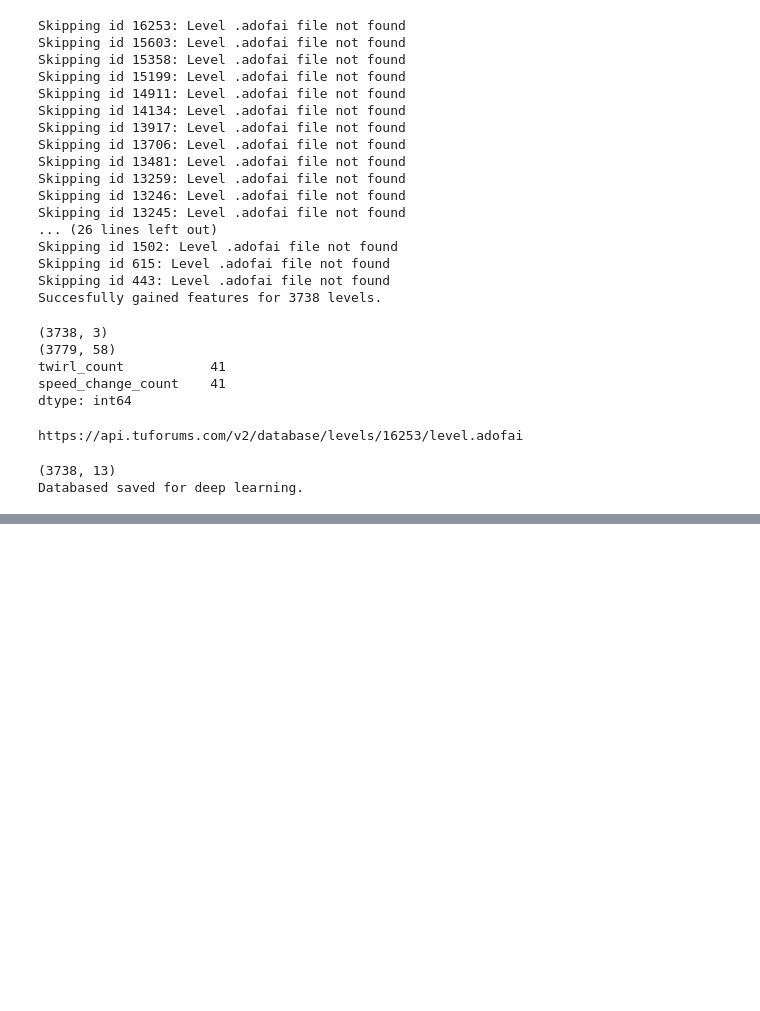
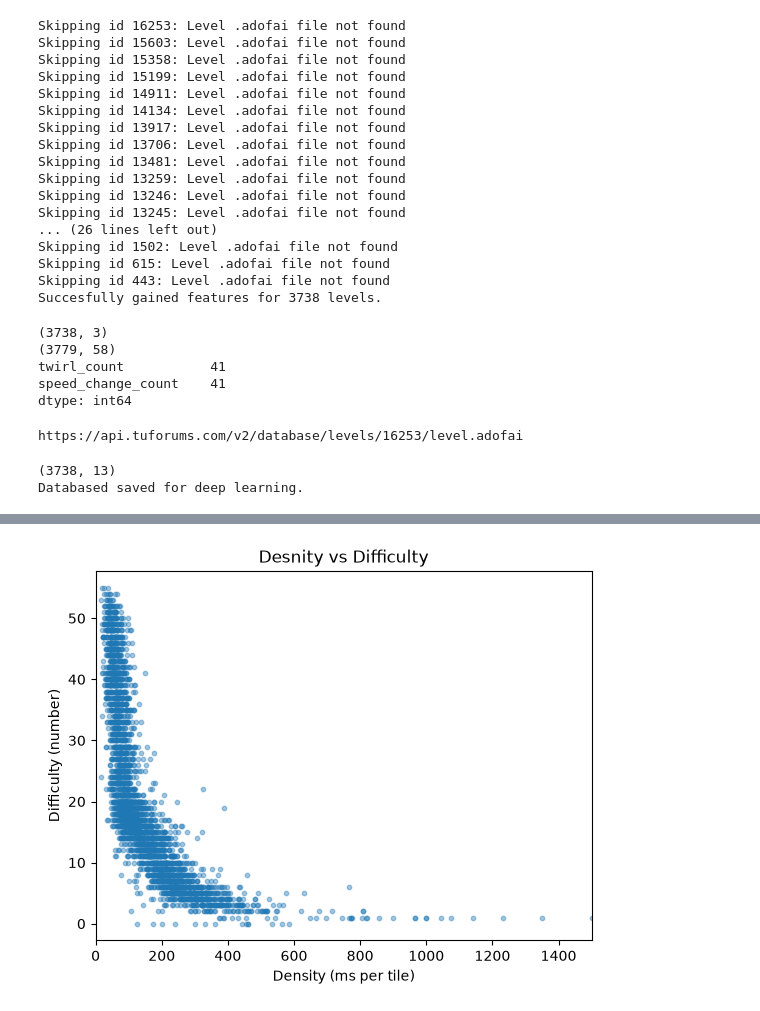
Before and after one commit to hasungkr/tufrater, a Jupyter notebook: app.ipynb, the cells around one changed output, grey strips where cells are left out. Cells and saved outputs as stored; diff of their text form; code cells hidden in the pictures; blank space fills up the shorter version.

```diff
--- a/app.ipynb
+++ b/app.ipynb
@@ -246,0 +299,11 @@ print(os.path.getsize("levels.db") / 1024, "KB")
+# %%
+# Density VS Difficulty Graph
+
+plt.scatter(df["density"], df["difficulty_number"], alpha=0.4, s=10)
+plt.xlabel("Density (ms per tile)")
+plt.ylabel("Difficulty (number)")
+plt.title("Desnity vs Difficulty")
+plt.xlim(0,1500)
+plt.show()
+# %% [output]
+[figure, added]
```
Also changed, not shown: parts of 8 cells of this notebook.
